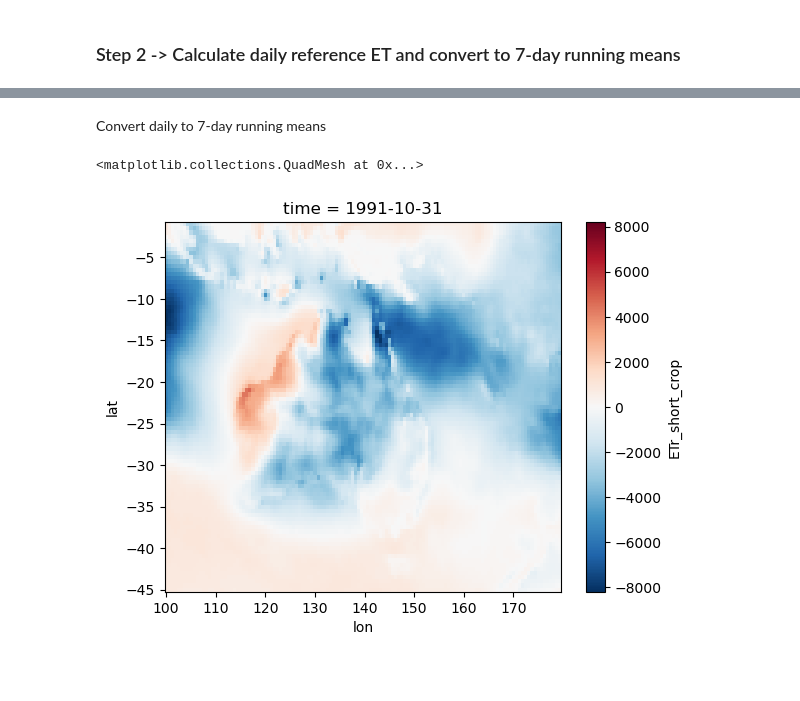
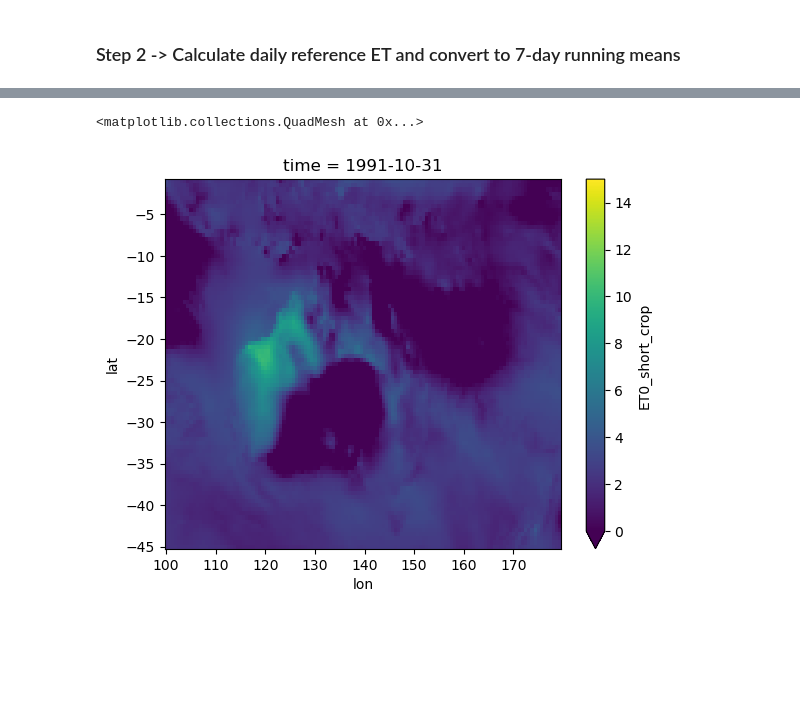
Before and after one commit to jb6465/flash-drought, a Jupyter notebook: attribution_python/zero_draft_pythonize_MERRA2.ipynb, the cells around one changed output, grey strips where cells are left out. Cells and saved outputs as stored; diff of their text form; code cells hidden in the pictures; blank space fills up the shorter version.

Commit message:
FAO56 ET0 units and formulation, negative value bug still to be investigated

```diff
--- a/attribution_python/zero_draft_pythonize_MERRA2.ipynb
+++ b/attribution_python/zero_draft_pythonize_MERRA2.ipynb
@@ -191 +197,7 @@ Wall time: 25.6 s
+# %%
+# Rnl: net LW radiation upward[MJ/(m2.day)] = f(sigma [J/(K4.m2.day)], eact[Pa], T[°C])  [FAO56 Eq. 39]
+Rnl = sigma * fcd * (0.34 - 0.14 * (0.001 * eact)**0.5) * (T + 273.15)**4.
+# %%
+# Rn: net radiation [MJ/(m2.day)]
+Rn = Rns - Rnl
 # %% [markdown]
@@ -193,13 +207,13 @@ Wall time: 25.6 s
 # %%
 %%time
 # A left numerator
-A = 0.408e-6 * delta * Rn - G
+A = 0.408 * delta * (Rn - G)
 
 # B right numerator
-B = psyc * (Cn/T2M) * U2M * (esat-eact)
+B = gamma * (Cn/(T+273)) * U2M * (esat-eact)
 
 # C denominator
-C = delta + psyc * (1+Cd*U2M)
+C = (delta + gamma * (1+Cd*U2M))
 
-ETr = (A+B)/C
+ET0 = (A+B)/C
 # %% [output]
@@ -208,4 +222,2 @@ Wall time: 8.88 s
 # %%
-ETr_xr = xr.DataArray(ETr, dims=['time', 'lat', 'lon'], coords={'time':T2M_7d_mean.time.values, 'lat': T2M_7d_mean.lat.values, 'lon': T2M_7d_mean.lon.values}).rename(f"ETr_{short_tall_crop_switch}_crop")
+ET0_xr = xr.DataArray(ET0, dims=['time', 'lat', 'lon'], coords={'time':T.time.values, 'lat': T.lat.values, 'lon': T.lon.values}).rename(f"ET0_{short_tall_crop_switch}_crop")
-# %% [markdown]
-Convert daily to 7-day running means
@@ -214,8 +224,8 @@ ETr_7d_mean = ETr_xr.rolling(time=7).mean()
-# %%
-ETr_7d_mean[4321].plot()
-# %% [output]
-<matplotlib.collections.QuadMesh at 0x...>
-[figure, removed]
+# %%
+ET0_xr[4321].plot(vmin=0, vmax=15)
+# %% [output]
+<matplotlib.collections.QuadMesh at 0x...>
+[figure, added]
 # %% [markdown]
 <br>
 # %% [markdown]
```
Also changed, not shown: parts of 42 cells of this notebook.
